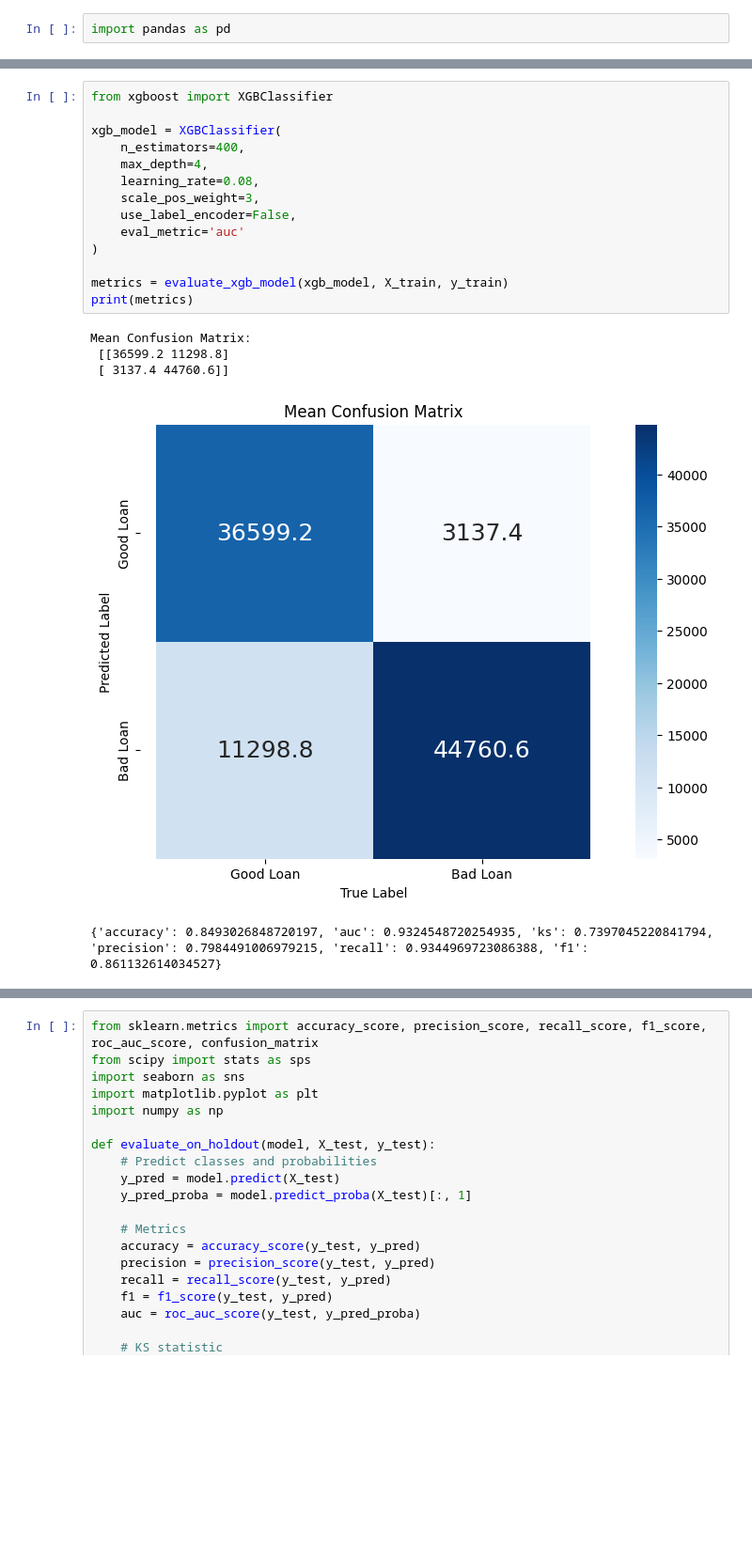
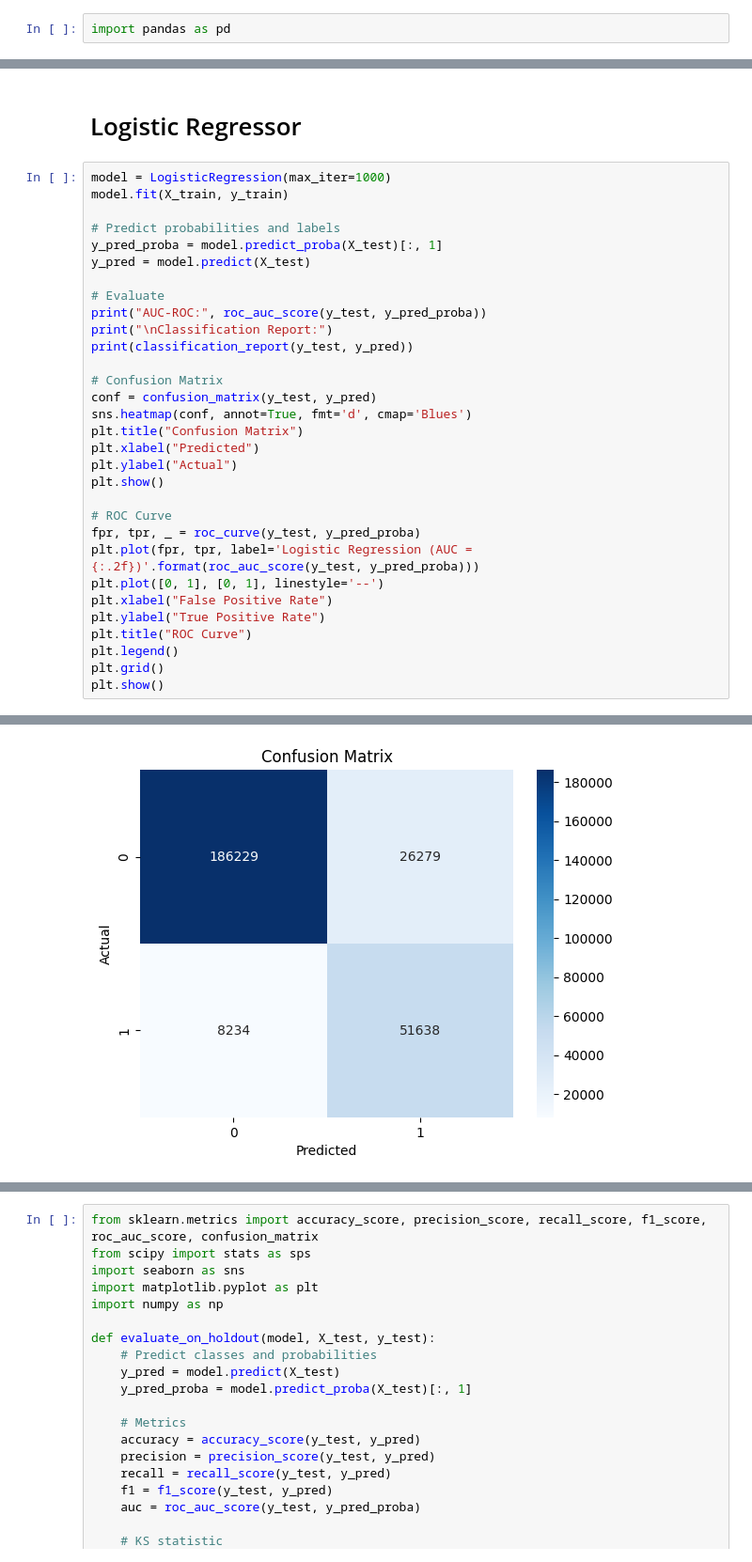
Before and after one commit to siddhantgopi/credit-risk-optimization, a Jupyter notebook: notebooks/03_Modeling.ipynb, the cells around one changed output, grey strips where cells are left out. Shown at 94% size. Drawn from its saved outputs; the diff is of its cells as text; blank space fills up the shorter version.

```diff
--- a/notebooks/03_Modeling.ipynb
+++ b/notebooks/03_Modeling.ipynb
@@ -103,20 +18,34 @@ def evaluate_xgb_model(model, X, y, cv=5):
-# %%
-from xgboost import XGBClassifier
-
-xgb_model = XGBClassifier(
-    n_estimators=400,
-    max_depth=4,
-    learning_rate=0.08,
-    scale_pos_weight=3,
-    use_label_encoder=False,
-    eval_metric='auc'
-)
-
-metrics = evaluate_xgb_model(xgb_model, X_train, y_train)
-print(metrics)
-# %% [output]
-Mean Confusion Matrix:
- [[36599.2 11298.8]
- [ 3137.4 44760.6]]
-[figure, removed]
-{'accuracy': 0.8493026848720197, 'auc': 0.9324548720254935, 'ks': 0.7397045220841794, 'precision': 0.7984491006979215, 'recall': 0.9344969723086388, 'f1': 0.861132614034527}
+# %% [markdown]
+# Logistic Regressor
+# %%
+model = LogisticRegression(max_iter=1000)
+model.fit(X_train, y_train)
+
+# Predict probabilities and labels
+y_pred_proba = model.predict_proba(X_test)[:, 1]
+y_pred = model.predict(X_test)
+
+# Evaluate
+print("AUC-ROC:", roc_auc_score(y_test, y_pred_proba))
+print("\nClassification Report:")
+print(classification_report(y_test, y_pred))
+
+# Confusion Matrix
+conf = confusion_matrix(y_test, y_pred)
+sns.heatmap(conf, annot=True, fmt='d', cmap='Blues')
+plt.title("Confusion Matrix")
+plt.xlabel("Predicted")
+plt.ylabel("Actual")
+plt.show()
+
+# ROC Curve
+fpr, tpr, _ = roc_curve(y_test, y_pred_proba)
+plt.plot(fpr, tpr, label='Logistic Regression (AUC = {:.2f})'.format(roc_auc_score(y_test, y_pred_proba)))
+plt.plot([0, 1], [0, 1], linestyle='--')
+plt.xlabel("False Positive Rate")
+plt.ylabel("True Positive Rate")
+plt.title("ROC Curve")
+plt.legend()
+plt.grid()
+plt.show()
+# %% [output]
@@ -122,0 +63 @@ Mean Confusion Matrix:
+[figure, added]
```
Also changed, not shown: parts of 68 cells of this notebook, 11 other files.
